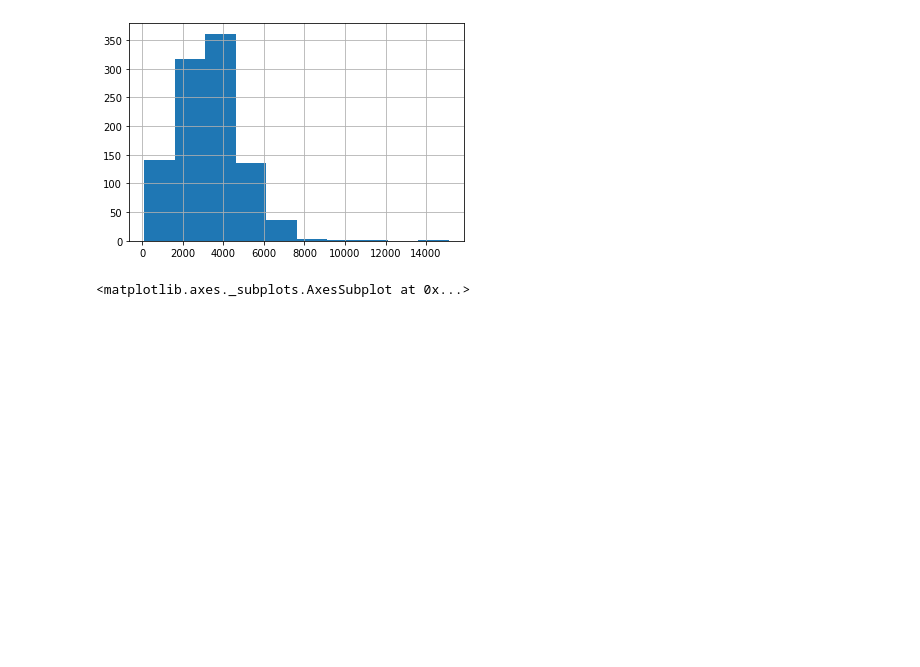
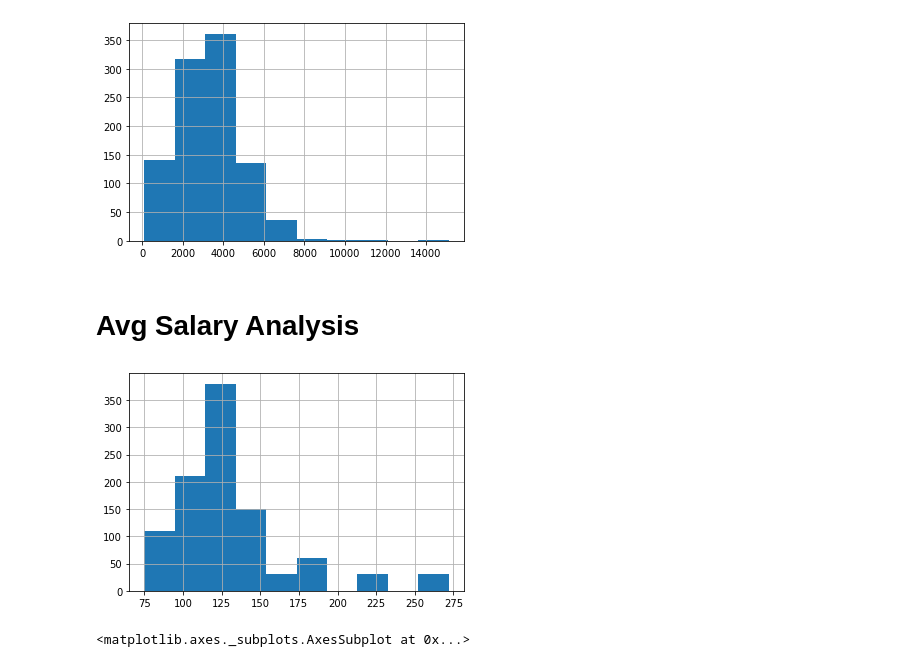
Before and after one commit to nanthasnk/Glassdoor-Jobs-Salary-Prediction, a Jupyter notebook: EDA.ipynb, the cells around one changed output. Cells and saved outputs as stored; diff of their text form; code cells hidden in the pictures; blank space fills up the shorter version.

Commit message:
EDA images added

```diff
--- a/EDA.ipynb
+++ b/EDA.ipynb
@@ -138,6 +166,13 @@ df['Desc Length'].hist()
 plt.show()
 # %% [output]
 [figure]
+# %% [markdown]
+# Avg Salary Analysis
+# %%
+df['Avg Salary'].hist()
+plt.show()
+# %% [output]
+[figure, added]
 # %%
 sns.boxplot(df['Avg Salary'])
 # %% [output]
```
Also changed, not shown: parts of 24 cells of this notebook, 4 other files.
